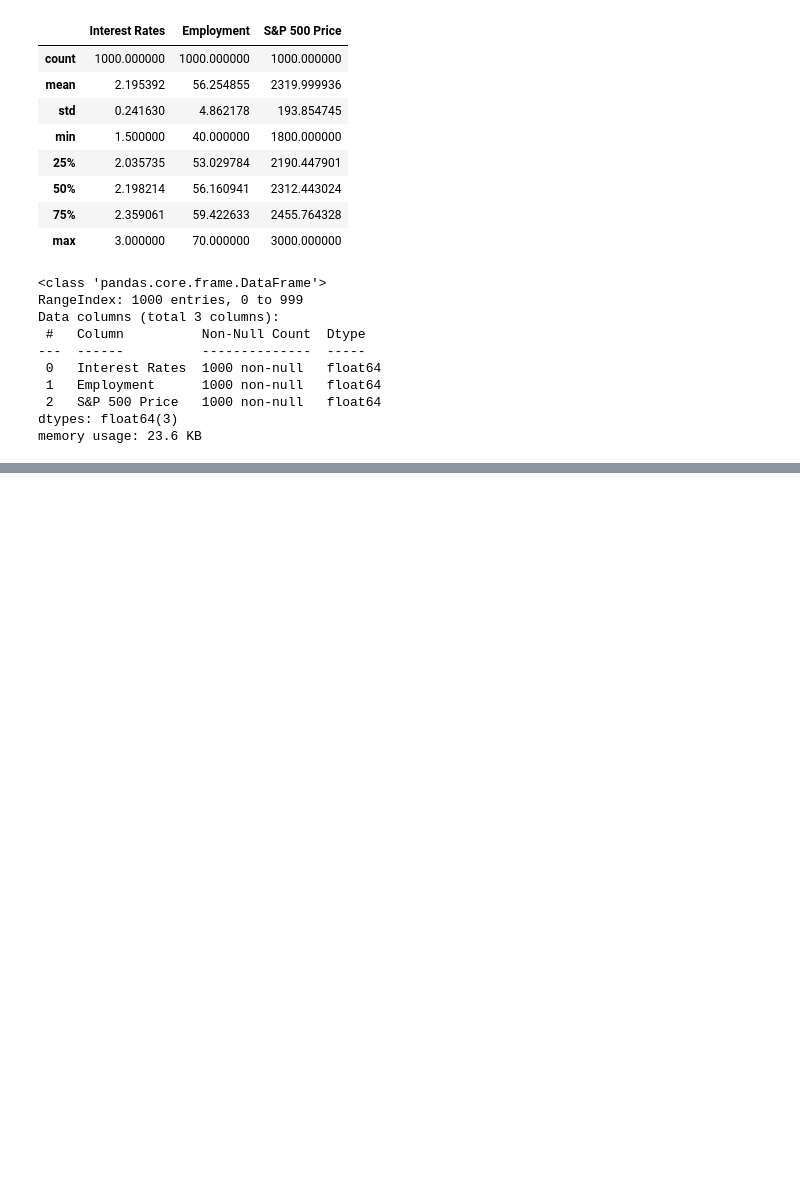
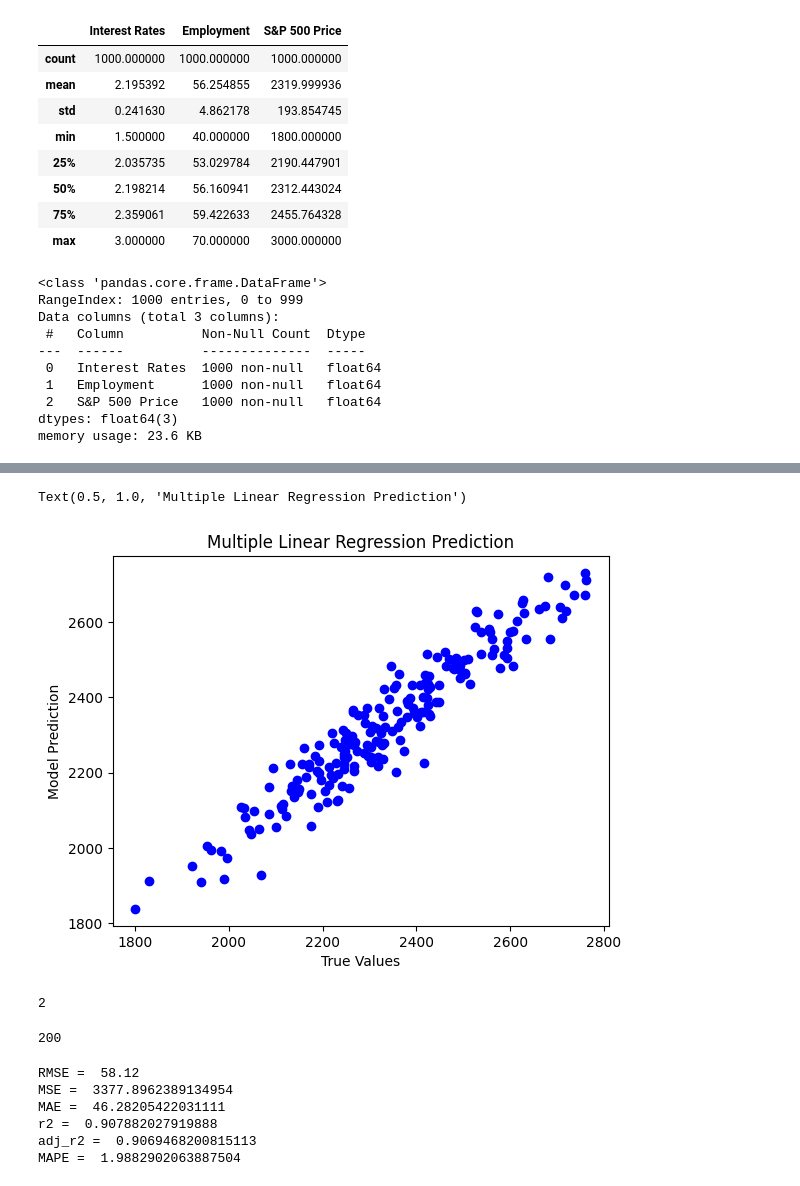
Before and after one commit to mk346/MachineLearning, a Jupyter notebook: multipleLinearRegression/case1.ipynb, the cells around one changed output, grey strips where cells are left out. Cells and saved outputs as stored; diff of their text form; code cells hidden in the pictures; blank space fills up the shorter version.

```diff
--- a/multipleLinearRegression/case1.ipynb
+++ b/multipleLinearRegression/case1.ipynb
@@ -61,0 +113,4 @@ memory usage: 23.6 KB
+# %%
+# split dataset into train and test data
+from sklearn.model_selection import train_test_split
+X_train, X_test, y_train, y_test = train_test_split(X,Y, test_size = 0.2)
@@ -61,0 +179,6 @@ memory usage: 23.6 KB
+# %%
+# training the model
+from sklearn.linear_model import LinearRegression
+regressor = LinearRegression(fit_intercept = True)
+# %%
+regressor.fit(X_train, y_train)
@@ -61,0 +193,3 @@ memory usage: 23.6 KB
+# %%
+y_predict = regressor.predict(X_test)
+y_predict
@@ -61,0 +229,9 @@ memory usage: 23.6 KB
+# %%
+# visualizing the predicted dataset vs the true dataset
+plt.scatter(y_test,y_predict, color = 'blue')
+plt.ylabel('Model Prediction')
+plt.xlabel('True Values')
+plt.title('Multiple Linear Regression Prediction')
+# %% [output]
+Text(0.5, 1.0, 'Multiple Linear Regression Prediction')
+[figure, added]
@@ -61,0 +241,8 @@ memory usage: 23.6 KB
+# %%
+k
+# %% [output]
+2
+# %%
+n
+# %% [output]
+200
@@ -61,0 +266,9 @@ memory usage: 23.6 KB
+# %%
+print('RMSE = ',RMSE, '\nMSE = ',MSE, '\nMAE = ', MAE, '\nr2 = ', r2, '\nadj_r2 = ',adj_r2, '\nMAPE = ', MAPE )
+# %% [output]
+RMSE =  58.12
+MSE =  3377.8962389134954
+MAE =  46.28205422031111
+r2 =  0.907882027919888
+adj_r2 =  0.9069468200815113
+MAPE =  1.9882902063887504
```
Also changed, not shown: parts of 26 cells of this notebook.
